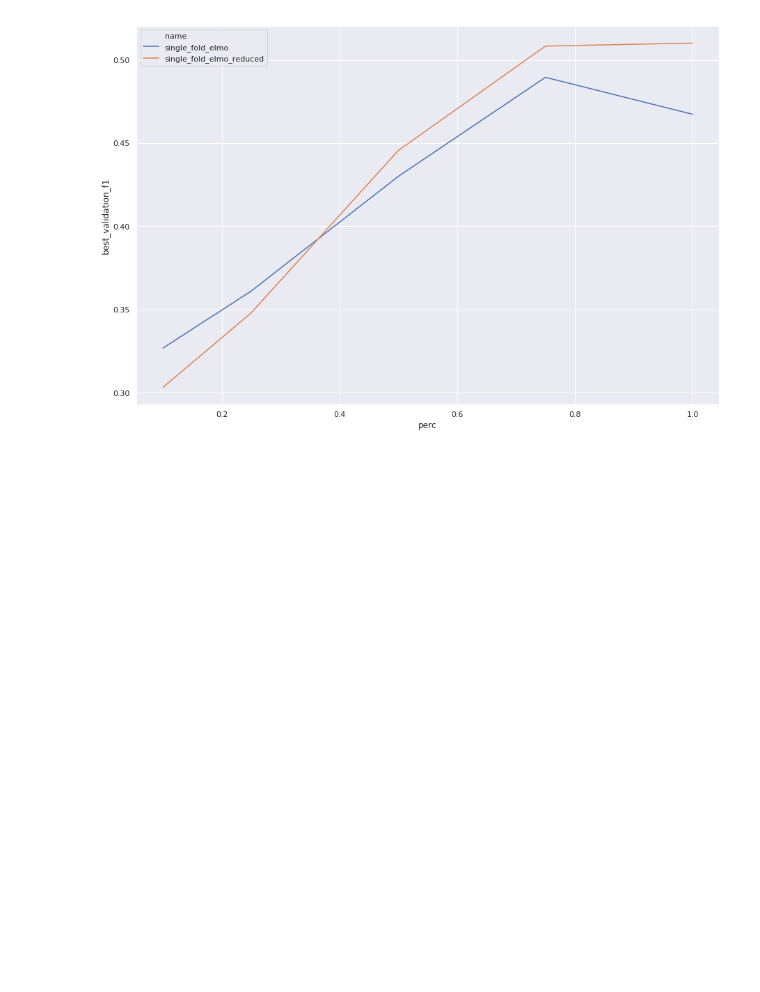
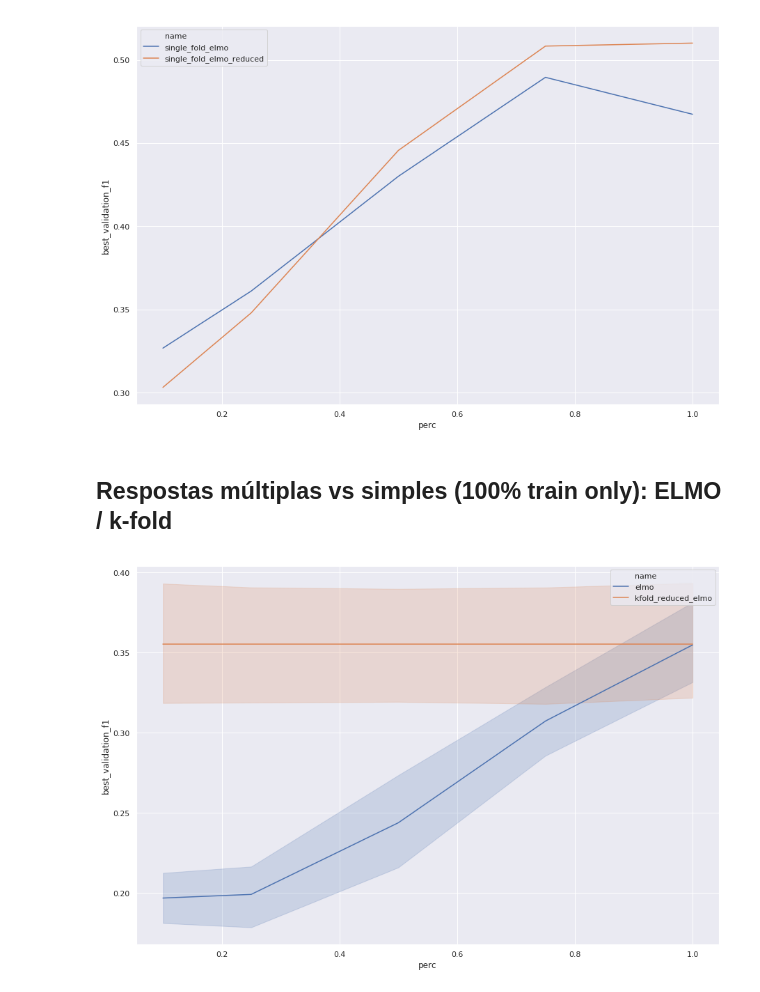
Before and after one commit to liafacom/faquad, a Jupyter notebook: results-eraldo.ipynb, the cells around one changed output. Saved outputs shown, nothing was run; the diff lists cells and outputs as text; code cells hidden in the pictures; blank space fills up the shorter version.

```diff
--- a/results-eraldo.ipynb
+++ b/results-eraldo.ipynb
@@ -11,7 +9,7 @@ sns.set(rc={'figure.figsize':(15,10)})
 exps = [
     "no_elmo",
     "elmo",
-#    "kfold_reduced_elmo",
+    "kfold_reduced_elmo",
     "single_fold_no_elmo",
     "single_fold_no_elmo_reduced",
     "single_fold_elmo",
@@ -53,3 +52,28 @@ plot_perc(dfs, ["single_fold_elmo", "single_fold_no_elmo"], "best_validation_f1"
 plot_perc(dfs, ["single_fold_elmo", "single_fold_elmo_reduced"], "best_validation_f1")
 # %% [output]
 [figure]
+# %% [markdown]
+## Respostas múltiplas vs simples (100% train only): ELMO / k-fold
+# %%
+percs = dfs["elmo"].perc.unique()
+df = dfs["kfold_reduced_elmo"]
+dfs_new = []
+for perc in percs:
+    df_new = df.copy()
+    df_new.perc = perc
+    dfs_new.append(df_new)
+df = pd.concat(dfs_new)
+
+# display(df)
+
+# df = df[["name", "perc", "best_validation_f1"]].groupby(["name", "perc"]).agg(["mean", "std"])
+# display(df)
+
+# df = dfs["elmo"][["name", "perc", "best_validation_f1"]].groupby(["name", "perc"]).agg(["mean", "std"])
+# display(df)
+
+dfs["kfold_reduced_elmo"] = df
+# %%
+plot_perc(dfs, ["elmo", "kfold_reduced_elmo"], "best_validation_f1")
+# %% [output]
+[figure, added]
```
Also changed, not shown: parts of 4 cells of this notebook.
